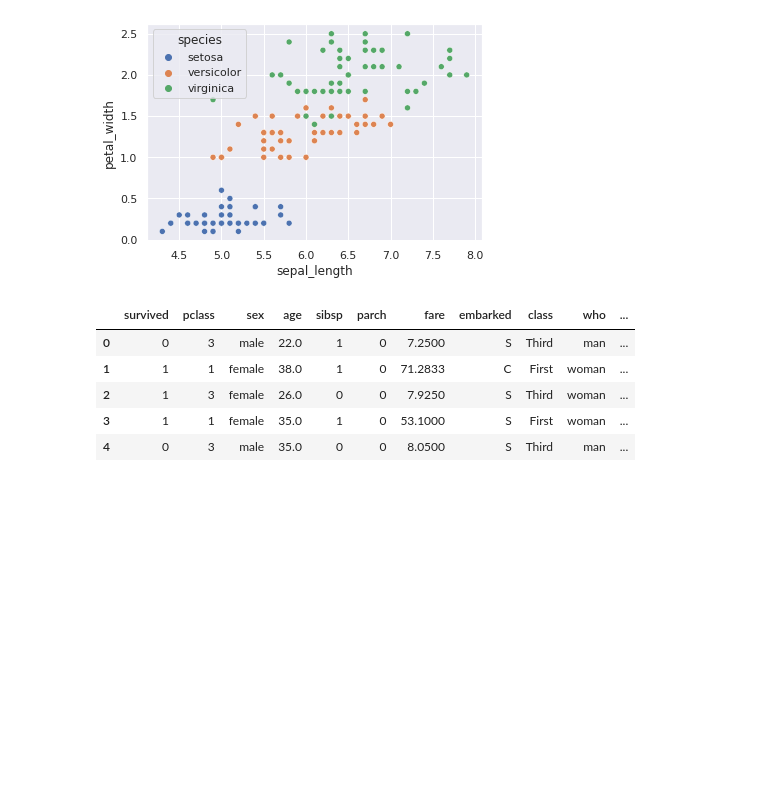
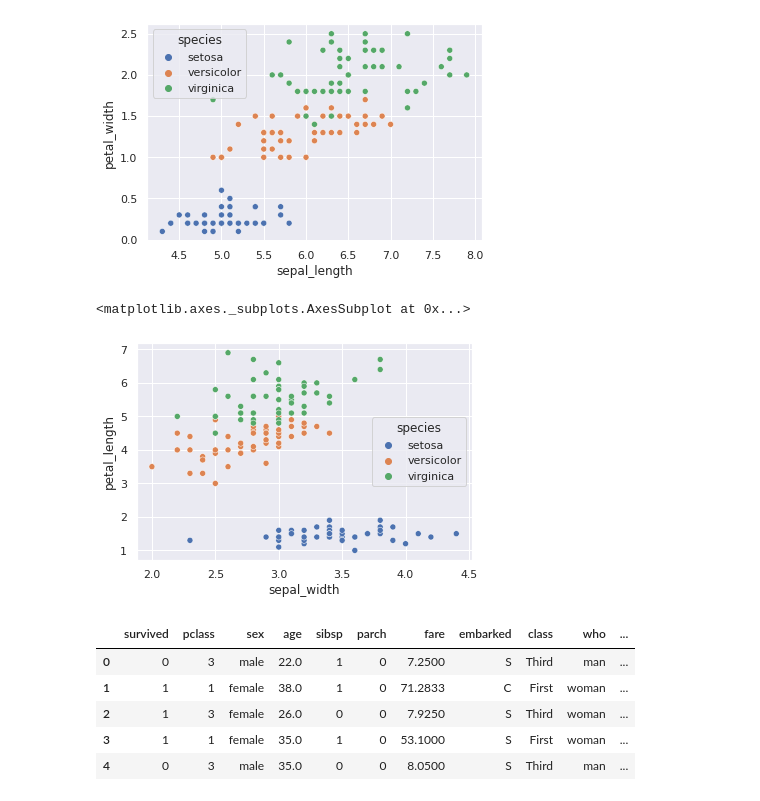
Before and after one commit to Malikumair786/Machine_Learning, a Jupyter notebook: Libraries_In_Python.ipynb, the cells around one changed output. Drawn from its saved outputs; the diff is of its cells as text; code cells hidden in the pictures; blank space fills up the shorter version.

```diff
--- a/Libraries_In_Python.ipynb
+++ b/Libraries_In_Python.ipynb
@@ -1024,4 +1026,9 @@ sns.scatterplot(x='sepal_length',y='petal_width',hue='species',data=iris)
 # %% [output]
 <matplotlib.axes._subplots.AxesSubplot at 0x...>
 [figure]
+# %%
+sns.scatterplot(x = 'sepal_width', y = 'petal_length', hue = 'species', data = iris)
+# %% [output]
+<matplotlib.axes._subplots.AxesSubplot at 0x...>
+[figure, added]
 # %%
```
Also changed, not shown: parts of 26 cells of this notebook.
